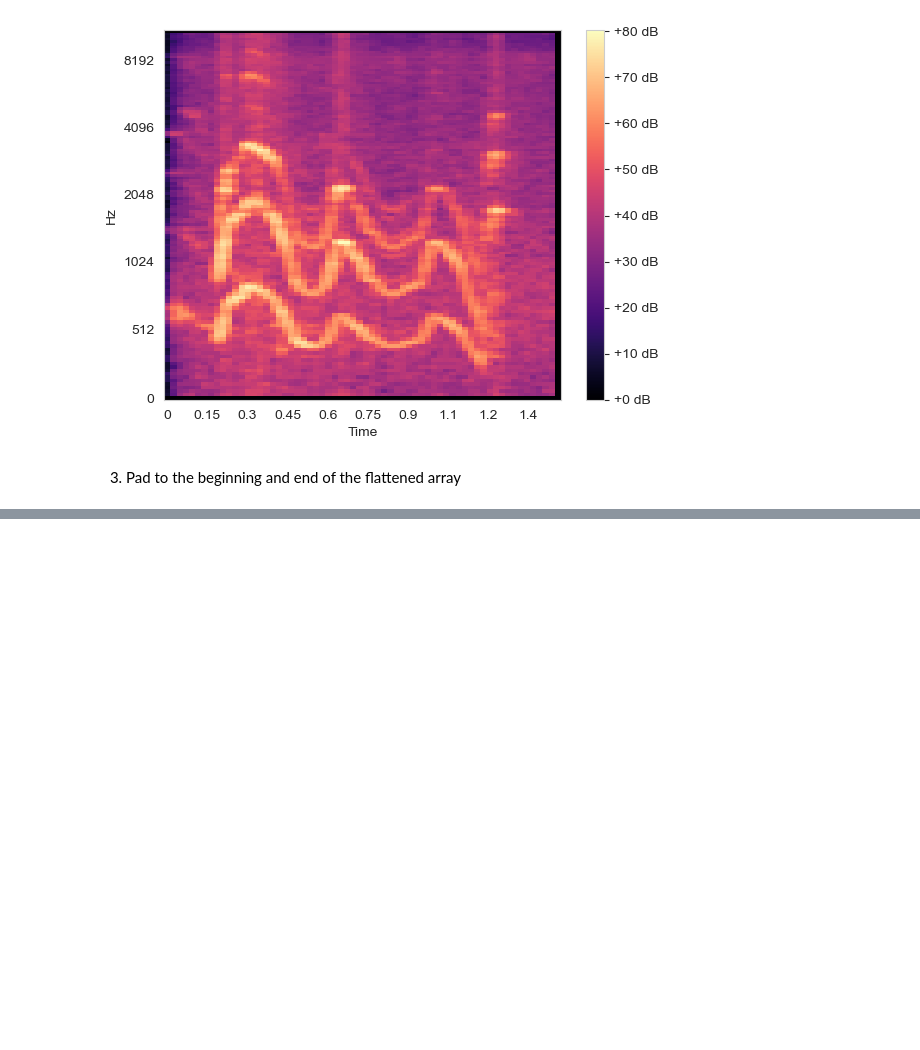
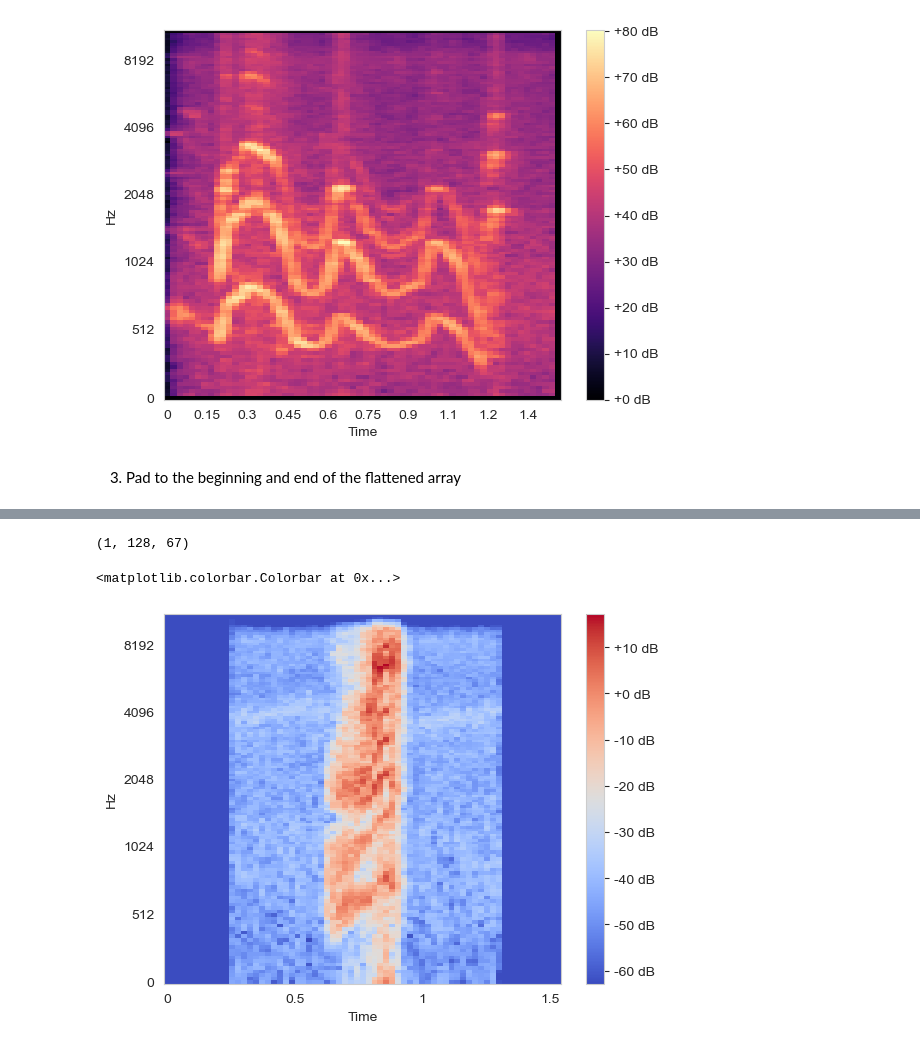
Before and after one commit to jinjingleayi/meow-by-meow, a Jupyter notebook: src/data_handling/specgram_vectorization.ipynb, the cells around one changed output, grey strips where cells are left out. Cells and saved outputs as stored; diff of their text form; code cells hidden in the pictures; blank space fills up the shorter version.

```diff
--- a/src/data_handling/specgram_vectorization.ipynb
+++ b/src/data_handling/specgram_vectorization.ipynb
@@ -170,0 +255,22 @@ np.save('../../data/processed_data/specgram_db_pad_flatten.npy',mel_flat_pad_npa
+# %%
+def spectro_gram(aud, n_mels=128, n_fft=600, hop_len=None):
+    sig,sr = aud
+    top_db = 80
+
+    # spec has shape [channel, n_mels, time], where channel is mono, stereo etc
+    spec = transforms.MelSpectrogram(sr, n_fft=n_fft, hop_length=hop_len, n_mels=n_mels)(sig)
+
+    # Convert to decibels
+    spec = transforms.AmplitudeToDB(top_db=top_db)(spec)
+    return (spec)
+# %%
+spec_sample = spectro_gram(audnew)
+np.array(spec_sample).shape
+# %% [output]
+(1, 128, 67)
+# %%
+librosa.display.specshow(np.array(spec_sample)[0,:,:], x_axis='time',y_axis='mel')
+plt.colorbar(format='%+2.0f dB')
+# %% [output]
+<matplotlib.colorbar.Colorbar at 0x...>
+[figure, added]
```
Also changed, not shown: parts of 18 cells of this notebook.
